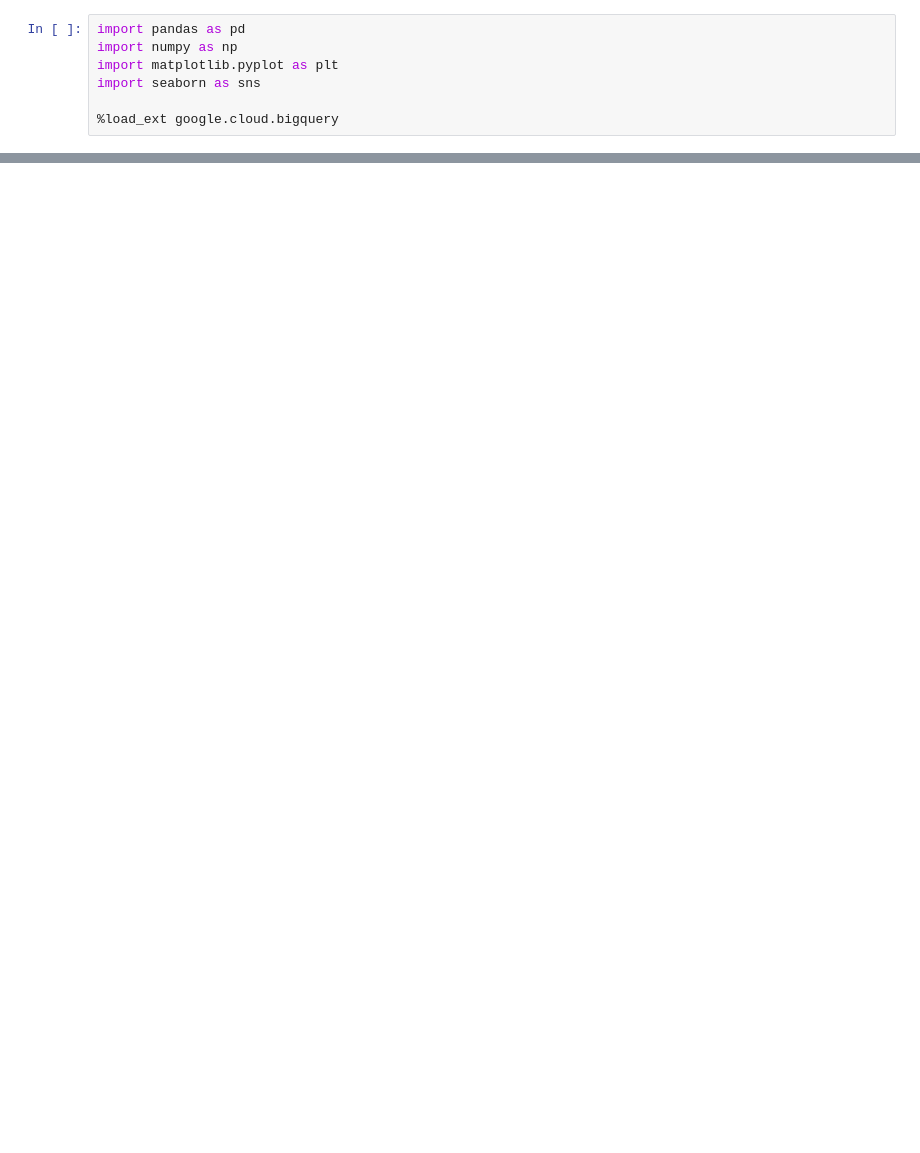
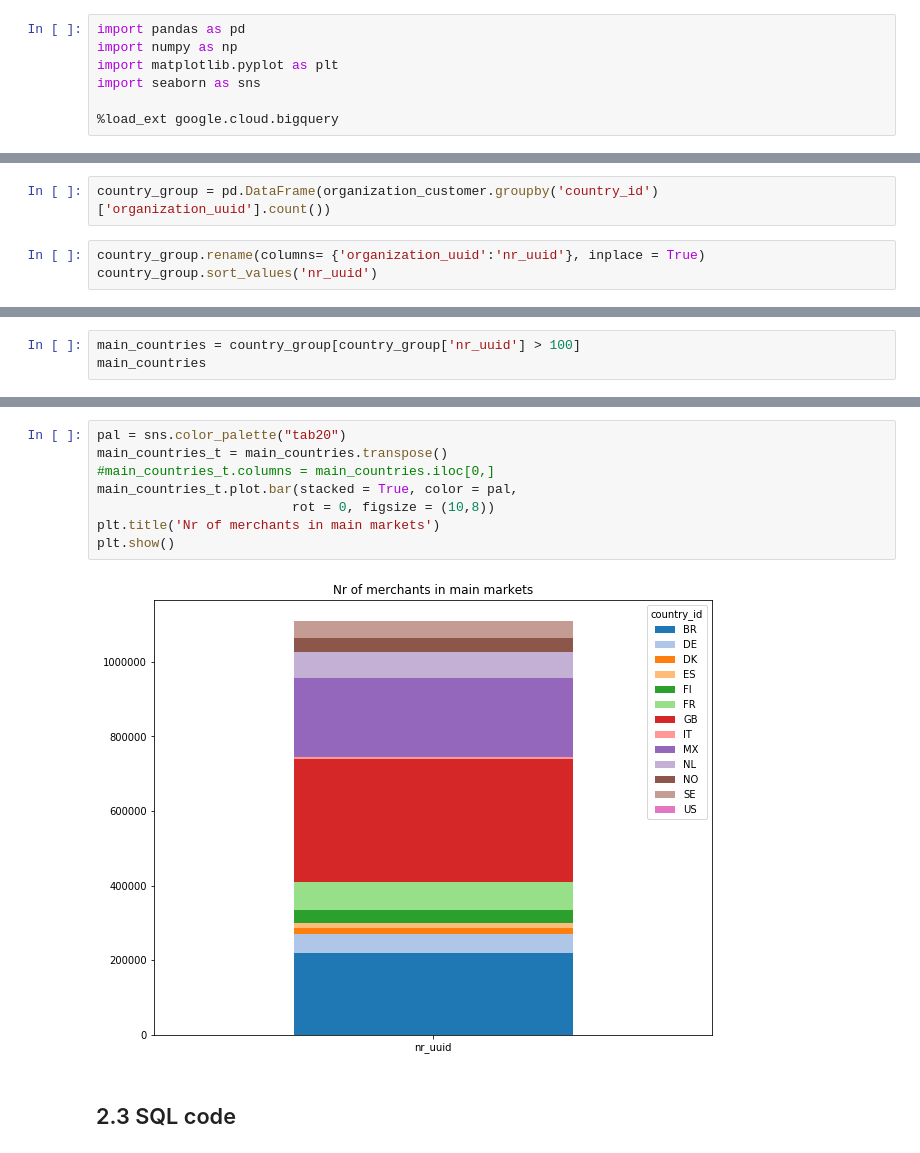
Before and after one commit to TrangTranNgoc/PrMarketingAttribution, a Jupyter notebook: exploration/Customer_journey.ipynb, the cells around one changed output, grey strips where cells are left out. Drawn from its saved outputs; the diff is of its cells as text; blank space fills up the shorter version.

```diff
--- a/exploration/Customer_journey.ipynb
+++ b/exploration/Customer_journey.ipynb
@@ -16,0 +375,5 @@ Session per visitor_id ?
+# %%
+country_group = pd.DataFrame(organization_customer.groupby('country_id')['organization_uuid'].count())
+# %%
+country_group.rename(columns= {'organization_uuid':'nr_uuid'}, inplace = True)
+country_group.sort_values('nr_uuid')
@@ -16,0 +395,3 @@ Session per visitor_id ?
+# %%
+main_countries = country_group[country_group['nr_uuid'] > 100]
+main_countries
@@ -17,2 +414,14 @@ Session per visitor_id ?
+# %%
+pal = sns.color_palette("tab20")
+main_countries_t = main_countries.transpose()
+#main_countries_t.columns = main_countries.iloc[0,]
+main_countries_t.plot.bar(stacked = True, color = pal,
+                         rot = 0, figsize = (10,8))
+plt.title('Nr of merchants in main markets')
+plt.show()
+# %% [output]
+[figure, added]
+# %% [markdown]
+## 2.3 SQL code
 # %%
 %%bigquery df
```
Also changed, not shown: parts of 99 cells of this notebook.
